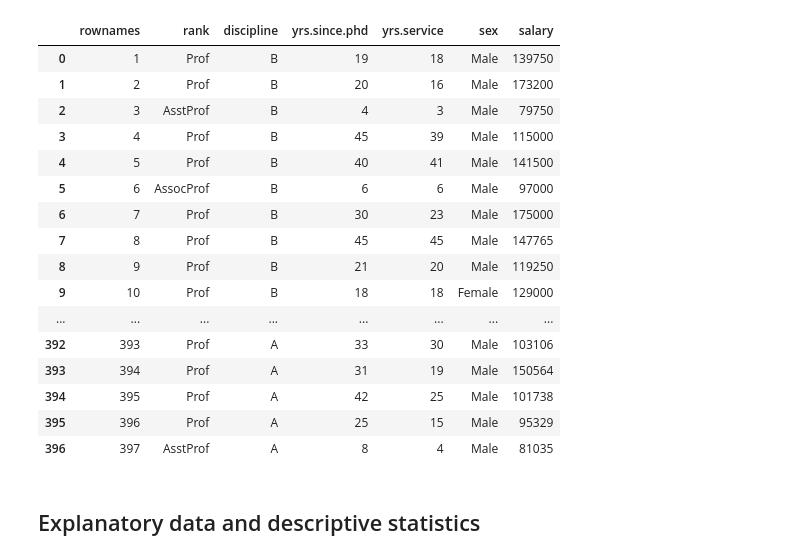
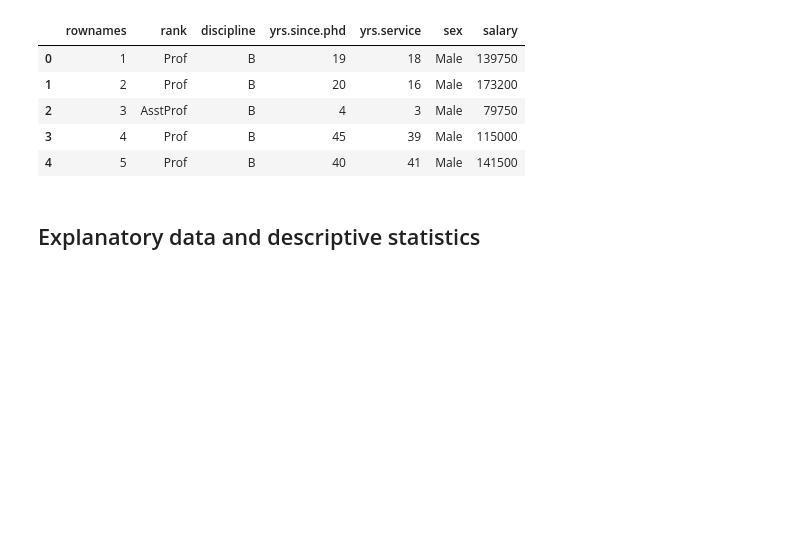
Before and after one commit to rszgosz/Mathematical-Statistics, a Jupyter notebook: Manova.ipynb, the cells around one changed output. Drawn from its saved outputs; the diff is of its cells as text; code cells hidden in the pictures; blank space fills up the shorter version.

```diff
--- a/Manova.ipynb
+++ b/Manova.ipynb
@@ -1,28 +1,17 @@
 # %%
 
 import pandas as pd
 # Load the data from the URL
 url = "https://vincentarelbundock.github.io/Rdatasets/csv/carData/Salaries.csv"
 data = pd.read_csv(url)
-data
+data.head()
 # %% [output]
 |  | rownames | rank | discipline | yrs.since.phd | yrs.service | sex | salary |
 | 0 | 1 | Prof | B | 19 | 18 | Male | 139750 |
 | 1 | 2 | Prof | B | 20 | 16 | Male | 173200 |
 | 2 | 3 | AsstProf | B | 4 | 3 | Male | 79750 |
 | 3 | 4 | Prof | B | 45 | 39 | Male | 115000 |
 | 4 | 5 | Prof | B | 40 | 41 | Male | 141500 |
-| 5 | 6 | AssocProf | B | 6 | 6 | Male | 97000 |
-| 6 | 7 | Prof | B | 30 | 23 | Male | 175000 |
-| 7 | 8 | Prof | B | 45 | 45 | Male | 147765 |
-| 8 | 9 | Prof | B | 21 | 20 | Male | 119250 |
-| 9 | 10 | Prof | B | 18 | 18 | Female | 129000 |
-| ... | ... | ... | ... | ... | ... | ... | ... |
-| 392 | 393 | Prof | A | 33 | 30 | Male | 103106 |
-| 393 | 394 | Prof | A | 31 | 19 | Male | 150564 |
-| 394 | 395 | Prof | A | 42 | 25 | Male | 101738 |
-| 395 | 396 | Prof | A | 25 | 15 | Male | 95329 |
-| 396 | 397 | AsstProf | A | 8 | 4 | Male | 81035 |
 # %% [markdown]
 ## Explanatory data and descriptive statistics
 # %%
```
Also changed, not shown: parts of 3 cells of this notebook.
